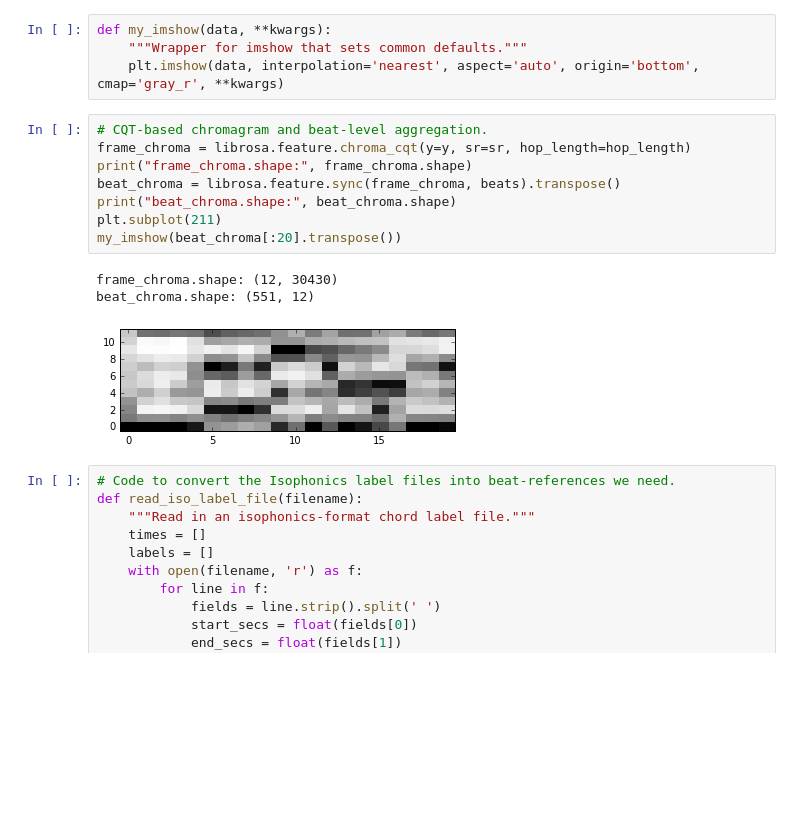
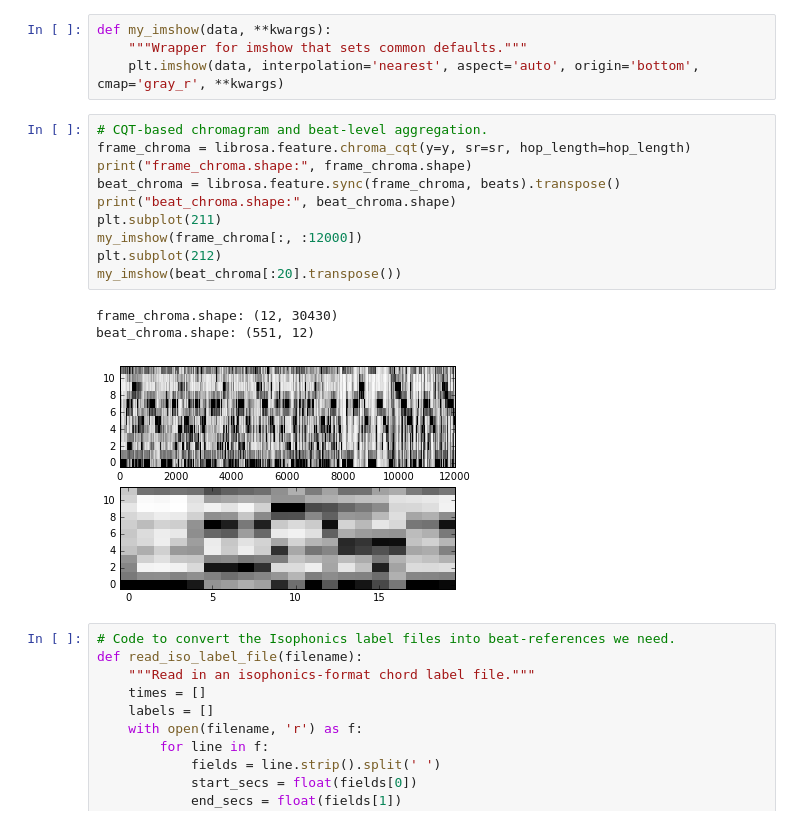
Before and after one commit to dpwe/elene4896, a Jupyter notebook: prac10/e4896_beat_sync_chroma.ipynb, the cells around one changed output. Cells and saved outputs as stored; diff of their text form; blank space fills up the shorter version.

```diff
--- a/prac10/e4896_beat_sync_chroma.ipynb
+++ b/prac10/e4896_beat_sync_chroma.ipynb
@@ -49,15 +49,17 @@ def my_imshow(data, **kwargs):
 # %%
 # CQT-based chromagram and beat-level aggregation.
 frame_chroma = librosa.feature.chroma_cqt(y=y, sr=sr, hop_length=hop_length)
 print("frame_chroma.shape:", frame_chroma.shape)
 beat_chroma = librosa.feature.sync(frame_chroma, beats).transpose()
 print("beat_chroma.shape:", beat_chroma.shape)
 plt.subplot(211)
+my_imshow(frame_chroma[:, :12000])
+plt.subplot(212)
 my_imshow(beat_chroma[:20].transpose())
 # %% [output]
 frame_chroma.shape: (12, 30430)
 beat_chroma.shape: (551, 12)
-[figure, old version]
+[figure, new version]
 # %%
 # Code to convert the Isophonics label files into beat-references we need.
 def read_iso_label_file(filename):
```
Also changed, not shown: parts of 1 cell of this notebook.
